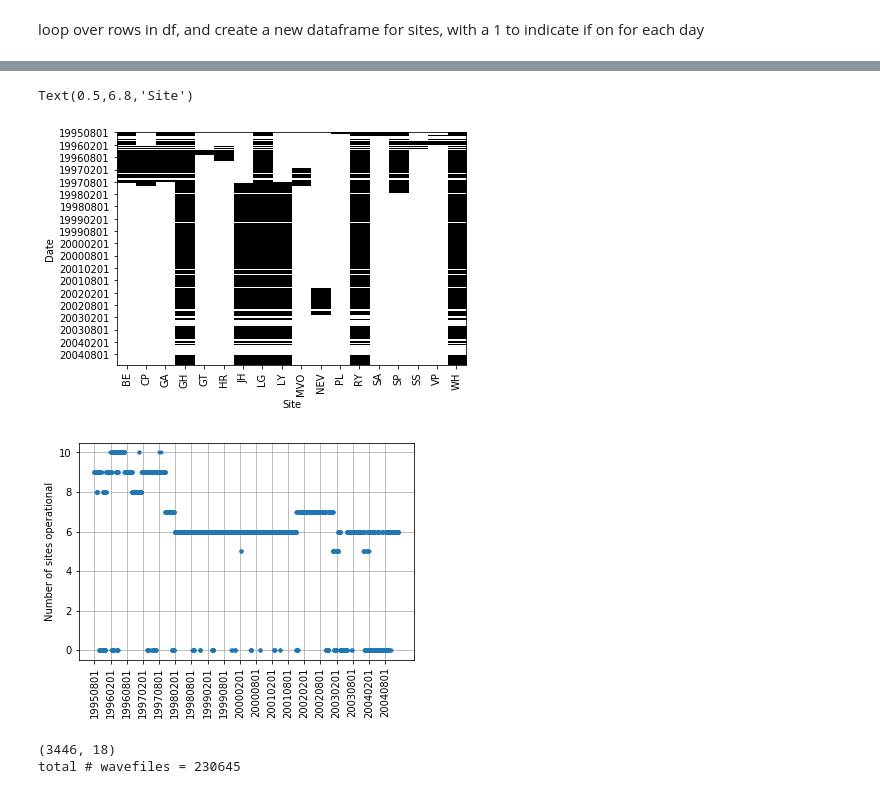
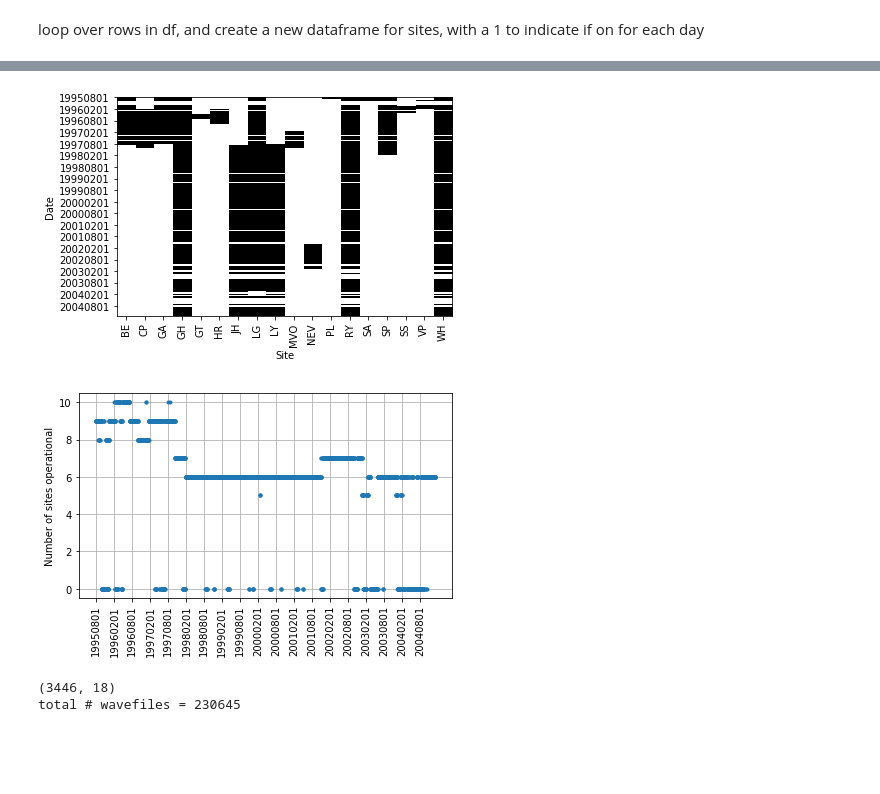
Before and after one commit to FalcinAlexis/Montserrat, a Jupyter notebook: station_ontimes_ASNE.ipynb, the cells around one changed output, grey strips where cells are left out. Cells and saved outputs as stored; diff of their text form; code cells hidden in the pictures; blank space fills up the shorter version.

Commit message:
changed plots so that labels would be shown

```diff
--- a/station_ontimes_ASNE.ipynb
+++ b/station_ontimes_ASNE.ipynb
@@ -226,7 +226,7 @@ Text(0.5,6.8,'Station')
 # %% [markdown]
 loop over rows in df, and create a new dataframe for sites, with a 1 to indicate if on for each day
 # %%
-uniqids = df.traceid.unique()
+uniqids = trace_df.traceid.unique()
 sites = stationids2sites(uniqids)
 sites_df = pd.DataFrame(columns = ['date'] + sorted(sites))
 for index, row in trace_df.iterrows():
@@ -277,19 +277,20 @@ sites_bool_data = np.array(sites_bool_df, dtype=float) # convert dataframe to nu
 xticklabels = sites
 (yticks, yticklabels) = get_yticks(sites_bool_df)
 (fig, ax) = ontime_plot(1-sites_bool_data,xticklabels,yticks,yticklabels)
-plt.savefig('ASNE_siteontime.png',dpi=300)
 plt.ylabel('Date')
 plt.xlabel('Site')
+fig.tight_layout()
+plt.savefig('ASNE_siteontime.png',dpi=300)
 # %% [output]
-Text(0.5,6.8,'Site')
-[figure, old version]
+[figure, new version]
 # %%
 (fig, ax) = numrunningperday_plot(sites_bool_data, yticks, yticklabels)
 plt.ylabel('Number of sites operational')
 plt.grid()
+fig.tight_layout()
 plt.savefig('ASNE_numsitesperday.png',dpi=300)
 # %% [output]
-[figure, old version]
+[figure, new version]
 # %%
 sites_data = np.array(sites_df) # convert dataframe to numpy array
 print(sites_data.shape)
```
Also changed, not shown: parts of 4 cells of this notebook, 7 other files.
